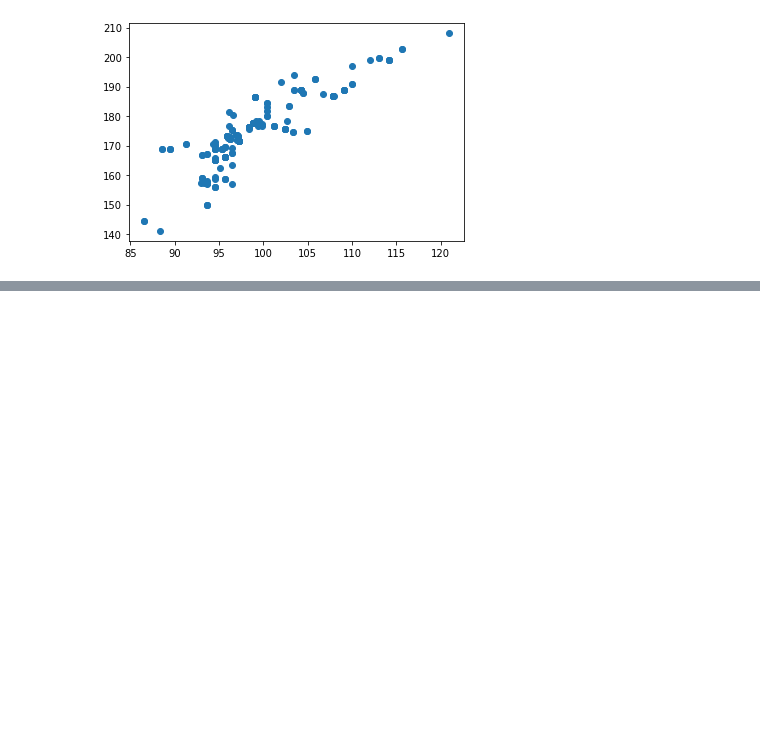
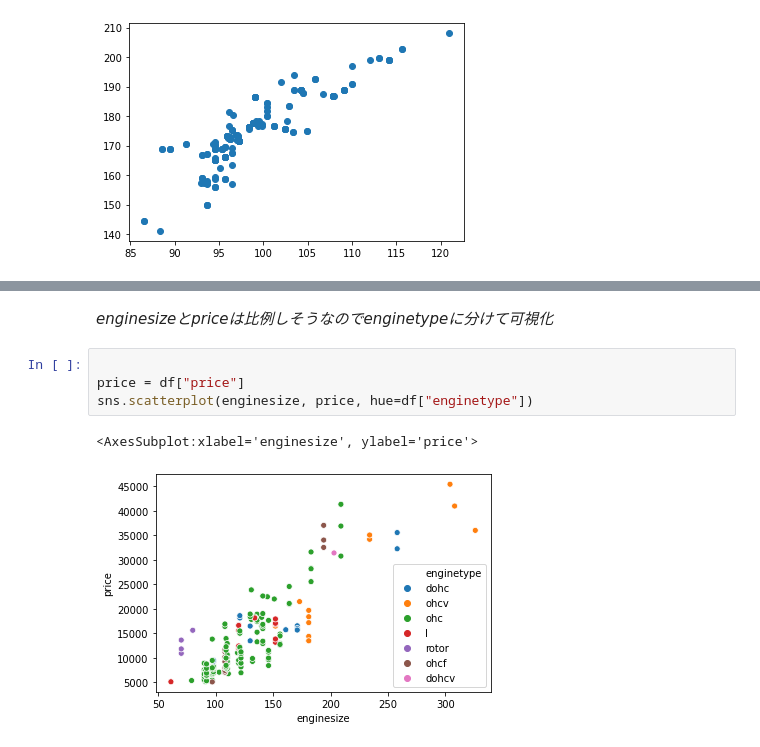
Before and after one commit to ledge-ai/intern-python-exam-kouheiohmikawa, a Jupyter notebook: Python_Basic/4_Visualization.ipynb, the cells around one changed output, grey strips where cells are left out. Drawn from its saved outputs; the diff is of its cells as text; blank space fills up the shorter version.

```diff
--- a/Python_Basic/4_Visualization.ipynb
+++ b/Python_Basic/4_Visualization.ipynb
@@ -516,0 +546,9 @@ x.corr(y)
+# %% [markdown]
+*enginesizeとpriceは比例しそうなのでenginetypeに分けて可視化*
+# %%
+
+price = df["price"]
+sns.scatterplot(enginesize, price, hue=df["enginetype"])
+# %% [output]
+<AxesSubplot:xlabel='enginesize', ylabel='price'>
+[figure, added]
```
Also changed, not shown: parts of 7 cells of this notebook, 1 other file.
